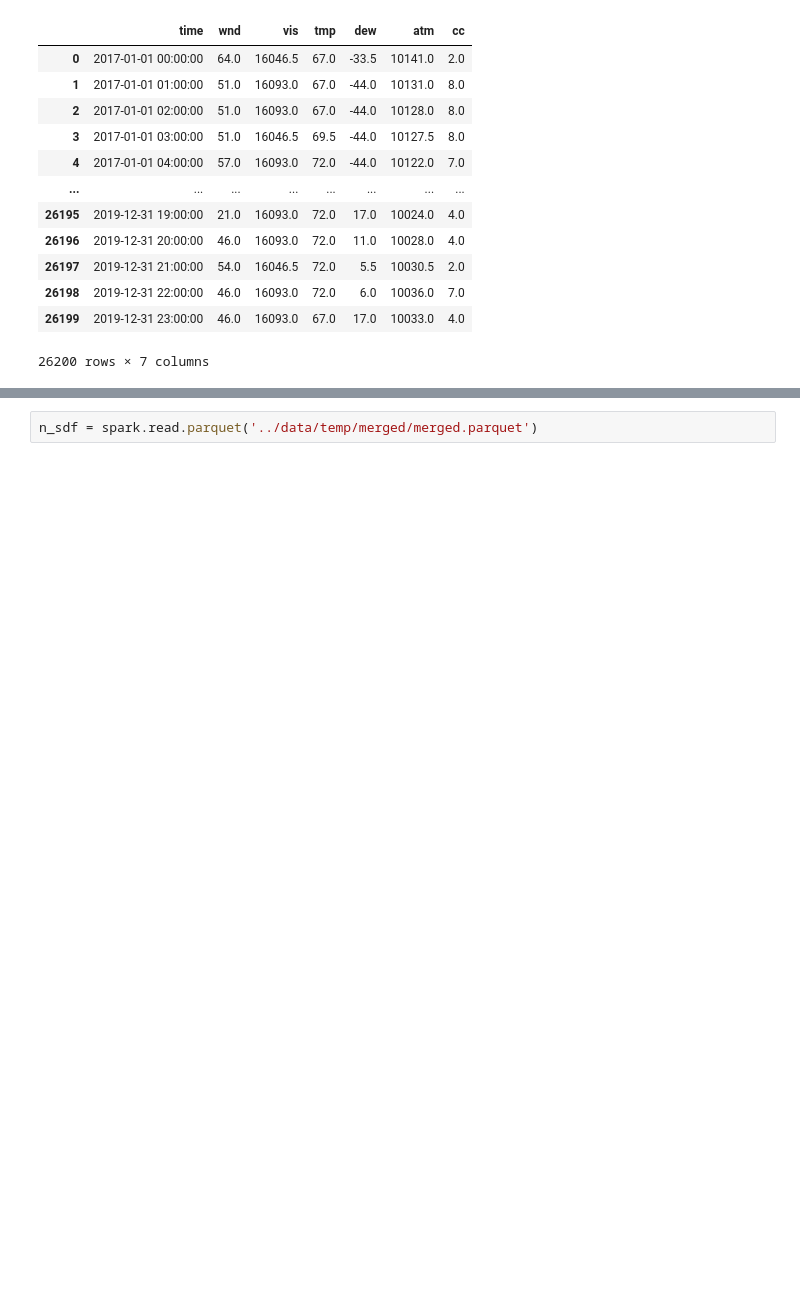
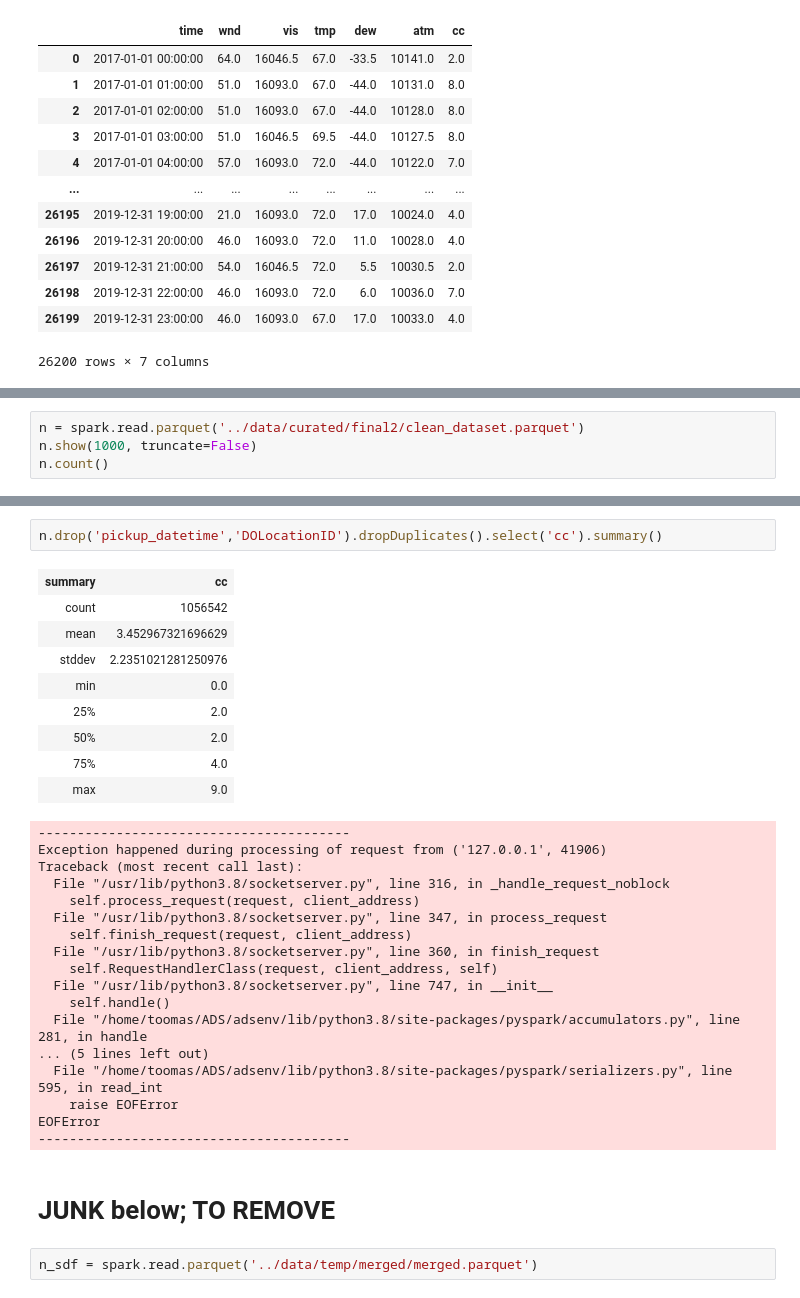
Before and after one commit to MAST30034-Applied-Data-Science/mast30034-project-1-ToomasRo, a Jupyter notebook: notebooks/cleaning.ipynb, the cells around one changed output, grey strips where cells are left out. Drawn from its saved outputs; the diff is of its cells as text; blank space fills up the shorter version.

```diff
--- a/notebooks/cleaning.ipynb
+++ b/notebooks/cleaning.ipynb
@@ -640,0 +656,4 @@ merged_sdf.write.mode('overwrite').parquet('../data/temp/merged/merged.parquet')
+# %%
+n = spark.read.parquet('../data/curated/final2/clean_dataset.parquet')
+n.show(1000, truncate=False)
+n.count()
@@ -641,3 +679,34 @@ merged_sdf.write.mode('overwrite').parquet('../data/temp/merged/merged.parquet')
+# %%
+n.drop('pickup_datetime','DOLocationID').dropDuplicates().select('cc').summary()
+# %% [output]
+| summary | cc |
+| count | 1056542 |
+| mean | 3.452967321696629 |
+| stddev | 2.2351021281250976 |
+| min | 0.0 |
+| 25% | 2.0 |
+| 50% | 2.0 |
+| 75% | 4.0 |
+| max | 9.0 |
+----------------------------------------
+Exception happened during processing of request from ('127.0.0.1', 41906)
+Traceback (most recent call last):
+  File "/usr/lib/python3.8/socketserver.py", line 316, in _handle_request_noblock
+    self.process_request(request, client_address)
+  File "/usr/lib/python3.8/socketserver.py", line 347, in process_request
+    self.finish_request(request, client_address)
+  File "/usr/lib/python3.8/socketserver.py", line 360, in finish_request
+    self.RequestHandlerClass(request, client_address, self)
+  File "/usr/lib/python3.8/socketserver.py", line 747, in __init__
+    self.handle()
+  File "/home/toomas/ADS/adsenv/lib/python3.8/site-packages/pyspark/accumulators.py", line 281, in handle
+... (5 lines left out)
+  File "/home/toomas/ADS/adsenv/lib/python3.8/site-packages/pyspark/serializers.py", line 595, in read_int
+    raise EOFError
+EOFError
+----------------------------------------
+# %% [markdown]
+# JUNK below; TO REMOVE
 # %%
 n_sdf = spark.read.parquet('../data/temp/merged/merged.parquet')
 # %%
```
Also changed, not shown: parts of 18 cells of this notebook.
